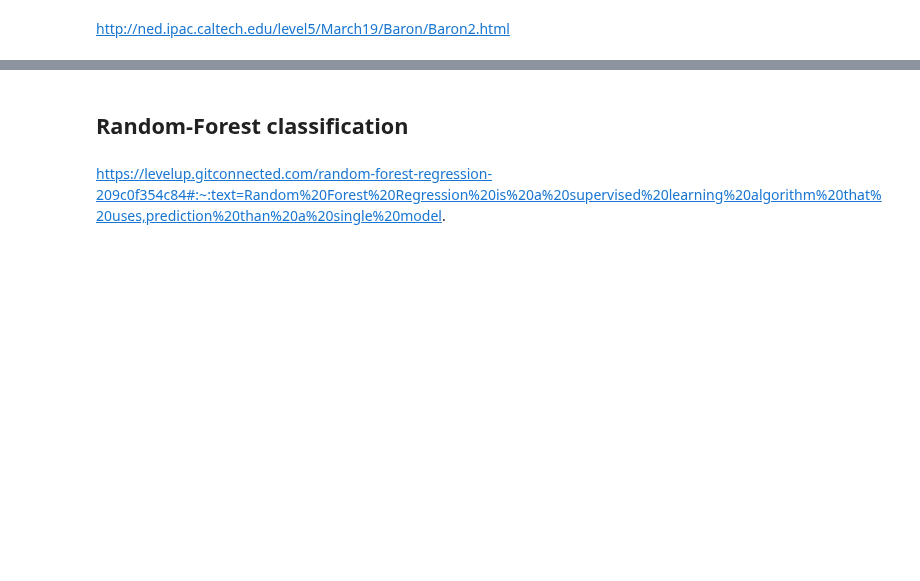
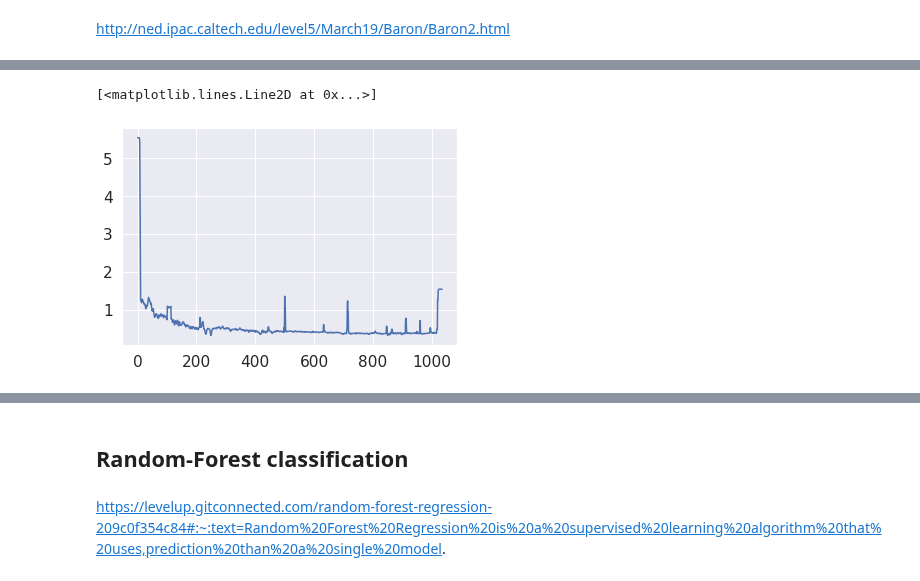
Before and after one commit to nickdavila/LAE-ML-Classification, a Jupyter notebook: Nick-RandomForest.ipynb, the cells around one changed output, grey strips where cells are left out. Drawn from its saved outputs; the diff is of its cells as text; code cells hidden in the pictures; blank space fills up the shorter version.

```diff
--- a/Nick-RandomForest.ipynb
+++ b/Nick-RandomForest.ipynb
@@ -46,0 +45,5 @@ plt.plot(high_confidence_highz_spec_err_sn7[0])
+# %%
+plt.plot(high_confidence_highz_spec_err_sn7[3])
+# %% [output]
+[<matplotlib.lines.Line2D at 0x...>]
+[figure, added]
```
Also changed, not shown: parts of 33 cells of this notebook.
